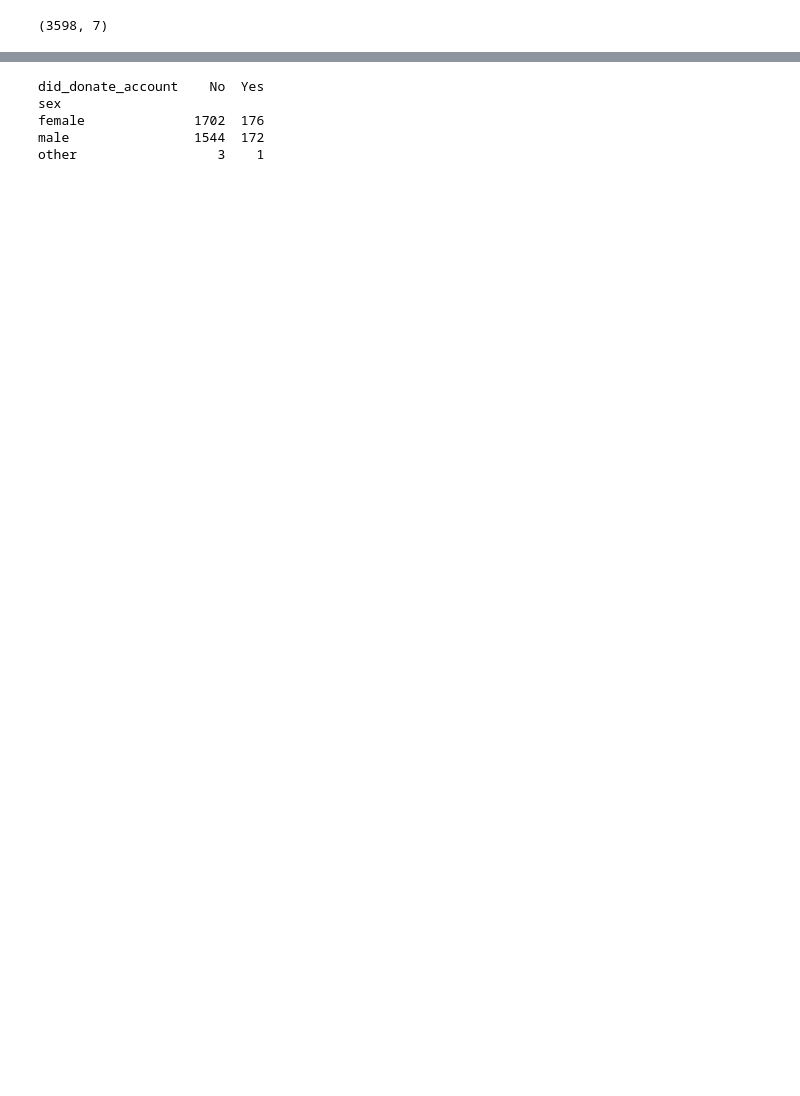
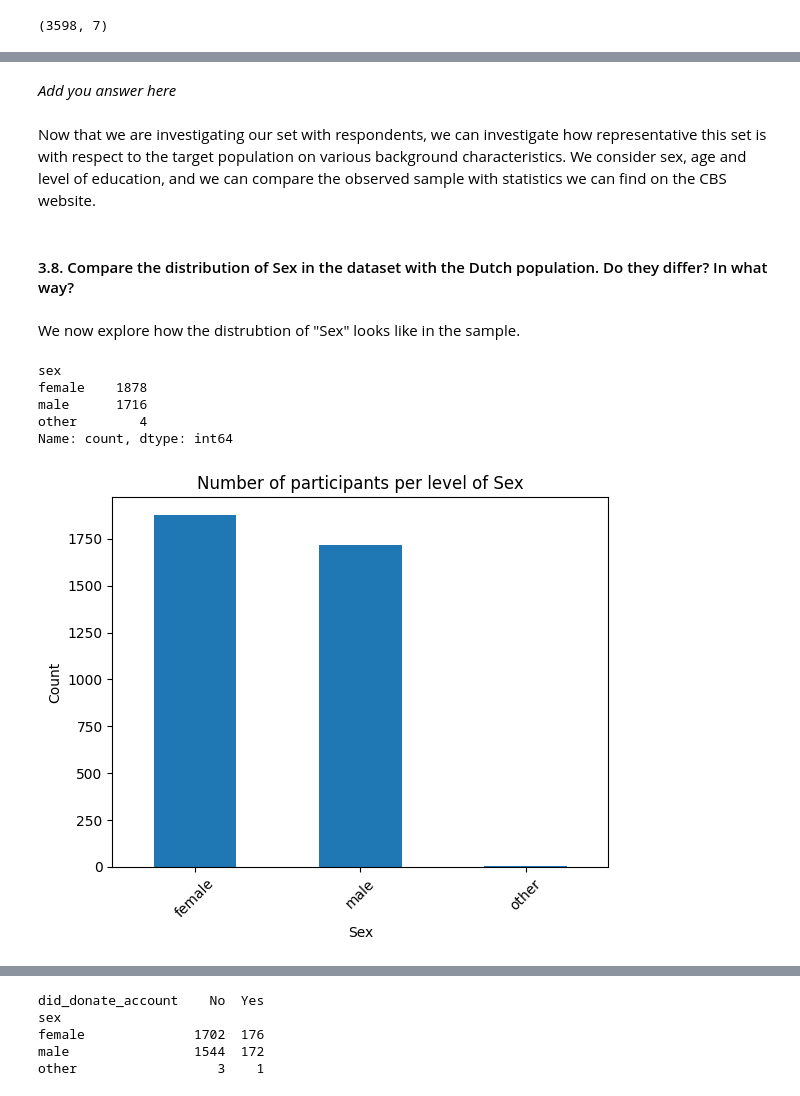
Before and after one commit to digitalTraceData/digitalTraceData.github.io, a Jupyter notebook: materials/lab4/lab4.ipynb, the cells around one changed output, grey strips where cells are left out. Cells and saved outputs as stored; diff of their text form; code cells hidden in the pictures; blank space fills up the shorter version.

```diff
--- a/materials/lab4/lab4.ipynb
+++ b/materials/lab4/lab4.ipynb
@@ -77,0 +110,32 @@ print(data.shape)
+# %% [markdown]
+*Add you answer here*
+# %% [markdown]
+Now that we are investigating our set with respondents, we can investigate how representative this set is with respect to the target population on various background characteristics. We consider sex, age and level of education, and we can compare the observed sample with statistics we can find on the CBS website.
+# %% [markdown]
+#### 3.8. Compare the distribution of Sex in the dataset with the Dutch population. Do they differ? In what way?
+# %% [markdown]
+We now explore how the distrubtion of "Sex" looks like in the sample.
+# %%
+print(data["sex"].value_counts())
+# %% [output]
+sex
+female    1878
+male      1716
+other        4
+Name: count, dtype: int64
+# %%
+import seaborn as sns
+import matplotlib.pyplot as plt
+
+# get sex counts
+sex_counts = data["sex"].value_counts()
+
+# Create Bar Plot
+sex_counts.plot(kind="bar")
+plt.title("Number of participants per level of Sex")
+plt.xlabel("Sex")
+plt.ylabel("Count")
+plt.xticks(rotation=45)
+plt.show()
+# %% [output]
+[figure, added]
```
Also changed, not shown: parts of 259 cells of this notebook, 14 other files.
